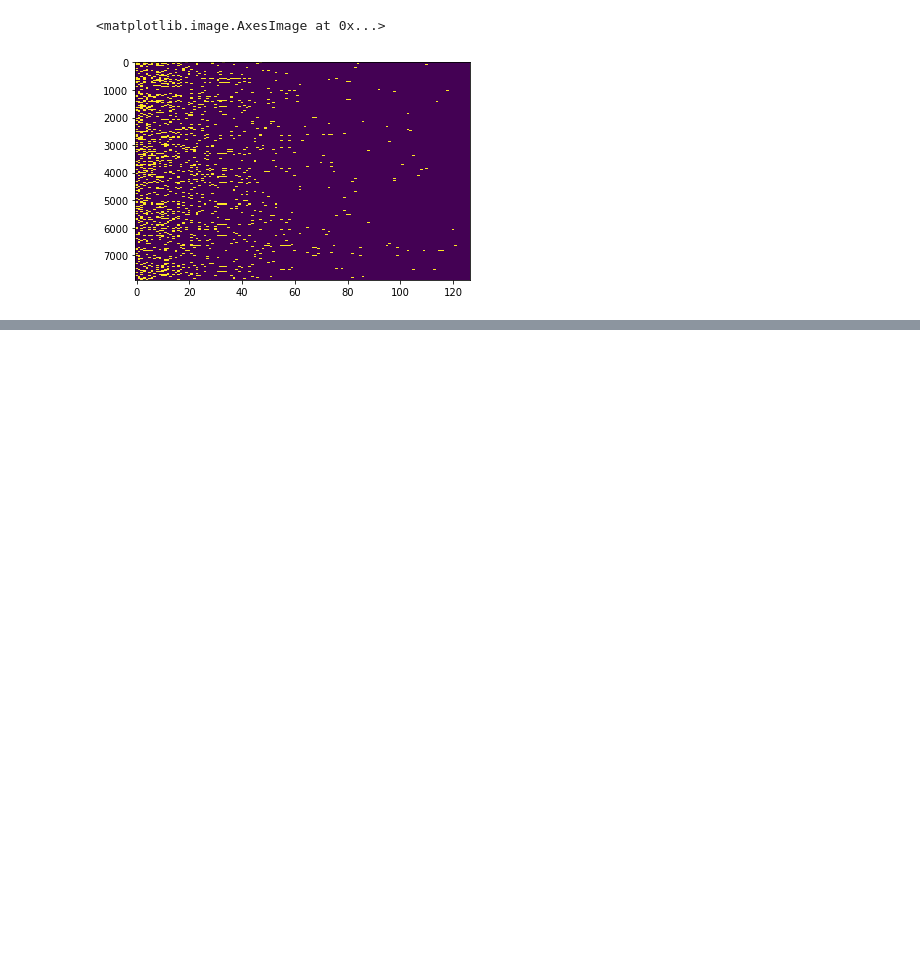
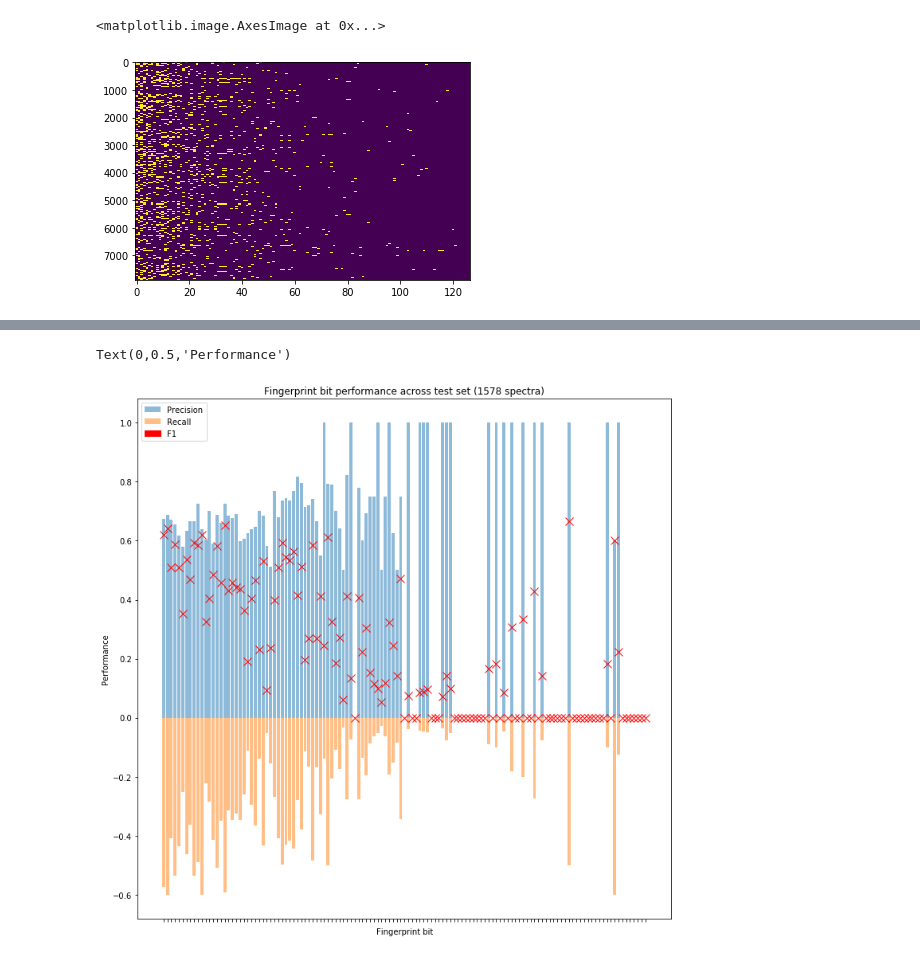
Before and after one commit to joewandy/smiles2spectra, a Jupyter notebook: notebooks/Spectra2Fingerprint.ipynb, the cells around one changed output, grey strips where cells are left out. Drawn from its saved outputs; the diff is of its cells as text; code cells hidden in the pictures; blank space fills up the shorter version.

```diff
--- a/notebooks/Spectra2Fingerprint.ipynb
+++ b/notebooks/Spectra2Fingerprint.ipynb
@@ -224,6 +321,6 @@ if is_notebook():
 # %%
 input_dim = spectra.shape[1]
 output_dim = fp_mat.shape[1]
-latent_dim = 64
-batch_size = 32
+latent_dim = 100
+batch_size = 10
 epochs = 100
@@ -286,0 +372,6 @@ Epoch 00033: early stopping
+# %%
+latent = encoder.predict(spectra_test)
+predicted_fingerprint = decoder.predict(latent)
+precision, recall, f1 = compute_performance(predicted_fingerprint, fingerprint_test)
+print('precision %.2f recall %.2f f1 %.2f' % (precision, recall, f1))
+# plot_pred(predicted_fingerprint, fingerprint_test, N=10)
@@ -286,0 +382,3 @@ Epoch 00033: early stopping
+# %%
+n_spectra, n_fingerprints = predicted_fingerprint.shape
+print(predicted_fingerprint.shape)
@@ -286,0 +427,30 @@ Epoch 00033: early stopping
+# %%
+data = []
+for i in range(n_fingerprints):
+    y_pred_arr = predicted_fingerprint[:, i]
+    y_true_arr = fingerprint_test[:, i]
+    s = keep.iloc[i]['s']
+    pos = keep.iloc[i]['pos']
+    desc = keep.iloc[i]['Description']
+    tp, fp, fn, prec, rec, f1 = compute_fp_bit_performance(y_pred_arr, y_true_arr)
+    data.append((s, pos, desc, tp, fp, fn, prec, rec, f1))
+df = pd.DataFrame(data, columns=['Substructure', 'Bit position', 'Description', 'TP', 'FP', 'FN', 'precision', 'recall', 'f1'])
+# %%
+import matplotlib.patches as mpatches
+
+plt.figure(figsize=(12,12))
+p1 = plt.bar(range(n_fingerprints), df['precision'].values, alpha=0.5)
+p2 = plt.bar(range(n_fingerprints), -df['recall'].values, alpha=0.5)
+p3 = mpatches.Patch(color='red', label='F_1')
+plt.plot(range(n_fingerprints), df['f1'].values, 'rx', markersize=10)
+plt.title('Fingerprint bit performance across test set (%d spectra)' % n_spectra)
+plt.legend([p1, p2, p3], ['Precision', 'Recall', 'F1'])
+plt.xticks(np.arange(n_fingerprints), df['Bit position'].values)
+ax = plt.gca()
+# ax.xaxis.set_major_locator(plt.NullLocator())
+ax.xaxis.set_major_formatter(plt.NullFormatter())
+plt.xlabel('Fingerprint bit')
+plt.ylabel('Performance')
+# %% [output]
+Text(0,0.5,'Performance')
+[figure, added]
```
Also changed, not shown: parts of 43 cells of this notebook, 1 other file.
